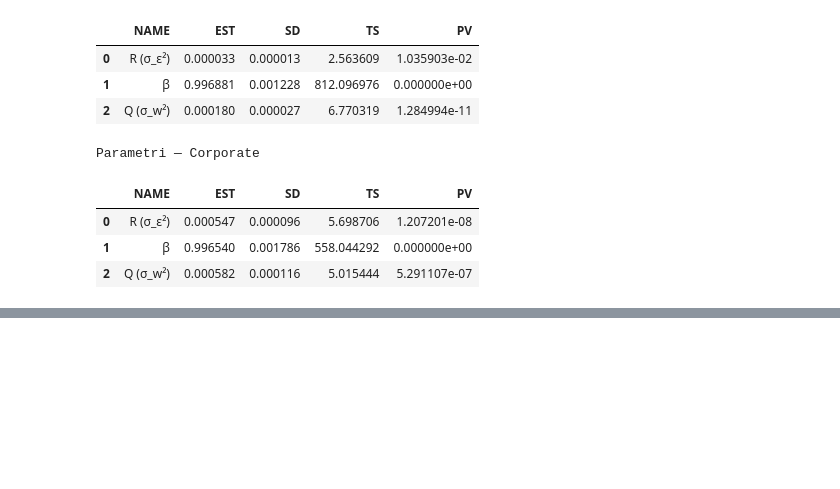
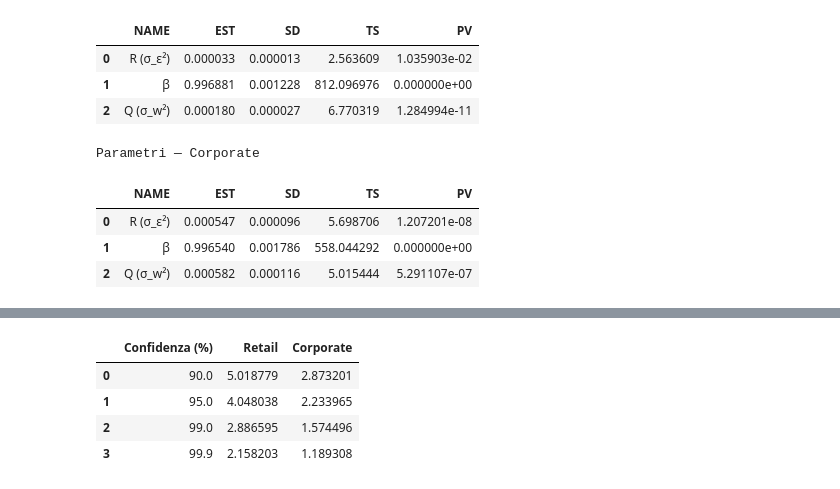
Before and after one commit to paperpills6/Modello-Comportamentale-NMD, a Jupyter notebook: Modello Volumi/Modello_Volumi.ipynb, the cells around one changed output, grey strips where cells are left out. Saved outputs shown, nothing was run; the diff lists cells and outputs as text; code cells hidden in the pictures; blank space fills up the shorter version.

```diff
--- a/Modello Volumi/Modello_Volumi.ipynb
+++ b/Modello Volumi/Modello_Volumi.ipynb
@@ -693,0 +697,58 @@ corporate_step4 = run_step4_for("CORPORATE", corporate_step2, corporate_res)
+# %%
+# --- Calcolo durata media della componente stabile (Average Life) ---
+
+def mean_life_stable_from_schedule(schedule: pd.DataFrame) -> float:
+    """
+    Restituisce la durata media (in anni) della componente stabile
+    usando SOLO i deflussi QC_h = mpa_{h-1} - mpa_{h}.
+    Richiede che 'schedule' contenga la colonna 'mpa_livello'.
+    """
+    mpa = schedule["mpa_livello"].values
+    # mpa nella schedule parte da h=1 => ricostruisco mpa_{h=0} anteponendo il primo valore + QC del primo mese
+    # Metodo robusto: QC_h = mpa_{h-1} - mpa_{h}. Per mpa_{0} uso mpa_0 = mpa_1 + QC_1.
+    # In pratica calcoliamo QC direttamente come differenze tra [mpa_0, mpa_1, ..., mpa_H]
+    # mpa_0 lo ricaviamo sommando QC_1 una volta noto; più semplice: prependiamo il valore stabile_T se disponibile.
+    # Nel nostro Step 4 non abbiamo mpa_0 esplicito, ma possiamo ottenerlo:
+    # mpa_0 = ammortamento cumulato inverso: basta usare la ricorrenza con s_lb già fatta nello Step 4.
+    # Qui ricaviamo mpa_0 stimando: mpa_0 = mpa[0] + (mpa[0] - mpa[1]) = 2*mpa[0] - mpa[1]
+    # (assume monotonia locale; per H grande differenze trascurabili sul risultato).
+    if len(mpa) < 2:
+        return np.nan
+    mpa0 = 2*mpa[0] - mpa[1]
+    mpa_full = np.concatenate([[mpa0], mpa])  # [mpa_0, mpa_1, ..., mpa_H]
+    QC = mpa_full[:-1] - mpa_full[1:]        # deflussi della sola parte stabile
+    QC = np.clip(QC, 0.0, None)
+
+    if QC.sum() <= 0:
+        return 0.0
+    h = np.arange(1, len(QC)+1, dtype=float)  # mesi 1..H
+    durata_mesi = float((h * QC).sum() / QC.sum())
+    return durata_mesi / 12.0  # anni
+
+def summarize_mean_life(step4_bundle: dict, label: str):
+    """
+    step4_bundle: dict come quello restituito da run_step4_for / Step 4
+                  {sig: {"summary":..., "schedule":..., ...}}
+    Stampa una tabella (confidenza vs durata anni) per la componente stabile.
+    """
+    rows = []
+    for sig, out in step4_bundle.items():
+        sched = out["schedule"]
+        dur = mean_life_stable_from_schedule(sched)
+        rows.append({"Confidenza (%)": (sig*100), label: dur})
+    df = pd.DataFrame(rows).sort_values("Confidenza (%)")
+    return df
+
+# --- ESEMPIO: durata media per Retail e Corporate alle confidenze calcolate ---
+df_retail_dur = summarize_mean_life(retail_step4, "Retail")
+df_corp_dur   = summarize_mean_life(corporate_step4, "Corporate")
+
+# (Opzionale) merge delle due tabelle in un’unica vista
+df_dur = pd.merge(df_retail_dur, df_corp_dur, on="Confidenza (%)", how="outer").sort_values("Confidenza (%)")
+display(df_dur)
+# %% [output]
+|  | Confidenza (%) | Retail | Corporate |
+| 0 | 90.0 | 5.018779 | 2.873201 |
+| 1 | 95.0 | 4.048038 | 2.233965 |
+| 2 | 99.0 | 2.886595 | 1.574496 |
+| 3 | 99.9 | 2.158203 | 1.189308 |
```
Also changed, not shown: parts of 1 cell of this notebook.
